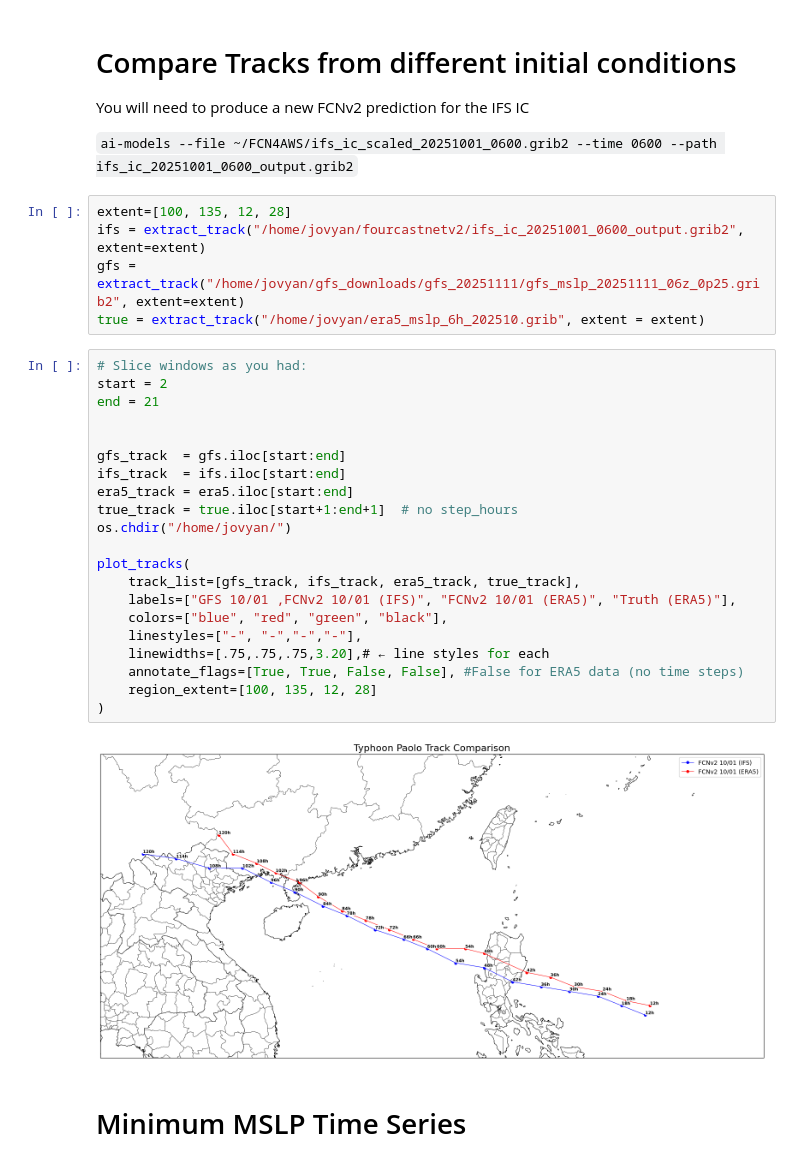
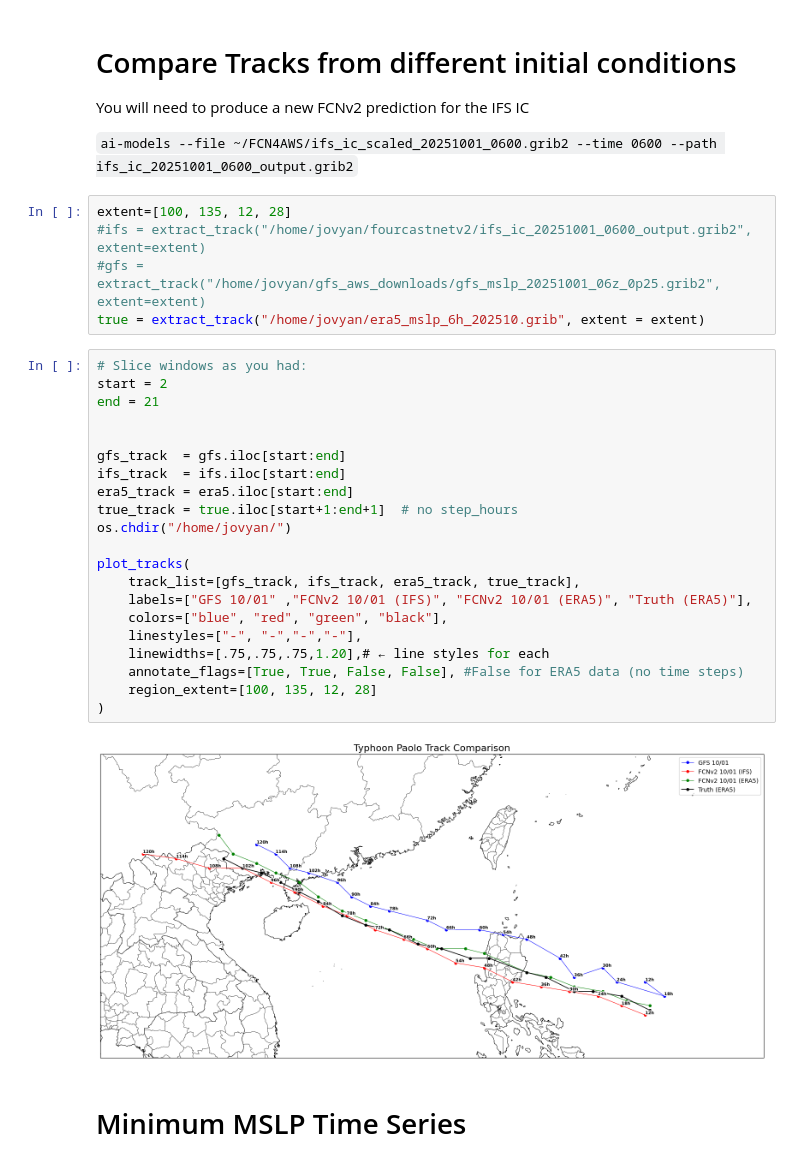
Before and after one commit to ikhadir/FCN4AWS, a Jupyter notebook: FCNv2_Visualizations.ipynb, the cells around one changed output. Drawn from its saved outputs; the diff is of its cells as text.

````diff
--- a/FCNv2_Visualizations.ipynb
+++ b/FCNv2_Visualizations.ipynb
@@ -671,32 +672,32 @@ You will need to produce a new FCNv2 prediction for the IFS IC
 ```ai-models --file ~/FCN4AWS/ifs_ic_scaled_20251001_0600.grib2 --time 0600 --path ifs_ic_20251001_0600_output.grib2```
 # %%
 extent=[100, 135, 12, 28]
-ifs = extract_track("/home/jovyan/fourcastnetv2/ifs_ic_20251001_0600_output.grib2", extent=extent)
-gfs = extract_track("/home/jovyan/gfs_downloads/gfs_20251111/gfs_mslp_20251111_06z_0p25.grib2", extent=extent)
+#ifs = extract_track("/home/jovyan/fourcastnetv2/ifs_ic_20251001_0600_output.grib2", extent=extent)
+#gfs = extract_track("/home/jovyan/gfs_aws_downloads/gfs_mslp_20251001_06z_0p25.grib2", extent=extent)
 true = extract_track("/home/jovyan/era5_mslp_6h_202510.grib", extent = extent)
 # %%
 # Slice windows as you had:
 start = 2
 end = 21
 
 
 gfs_track  = gfs.iloc[start:end]
 ifs_track  = ifs.iloc[start:end]
 era5_track = era5.iloc[start:end]
 true_track = true.iloc[start+1:end+1]  # no step_hours
 os.chdir("/home/jovyan/")
 
 plot_tracks(
     track_list=[gfs_track, ifs_track, era5_track, true_track],
-    labels=["GFS 10/01 ,FCNv2 10/01 (IFS)", "FCNv2 10/01 (ERA5)", "Truth (ERA5)"],
+    labels=["GFS 10/01" ,"FCNv2 10/01 (IFS)", "FCNv2 10/01 (ERA5)", "Truth (ERA5)"],
     colors=["blue", "red", "green", "black"],
     linestyles=["-", "-","-","-"],
-    linewidths=[.75,.75,.75,3.20],# ← line styles for each
+    linewidths=[.75,.75,.75,1.20],# ← line styles for each
     annotate_flags=[True, True, False, False], #False for ERA5 data (no time steps)
     region_extent=[100, 135, 12, 28]
 )
 # %% [output]
-[figure, old version]
+[figure, new version]
 # %% [markdown]
 # Minimum MSLP Time Series
 # %%
````
Also changed, not shown: parts of 5 cells of this notebook.
